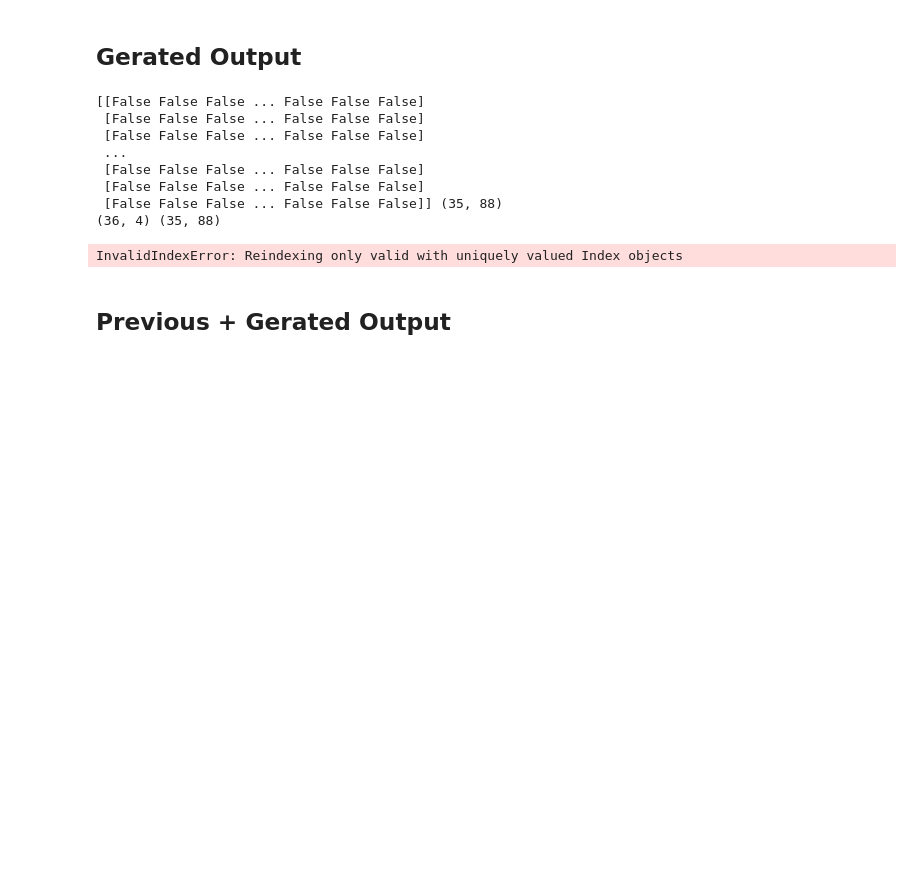
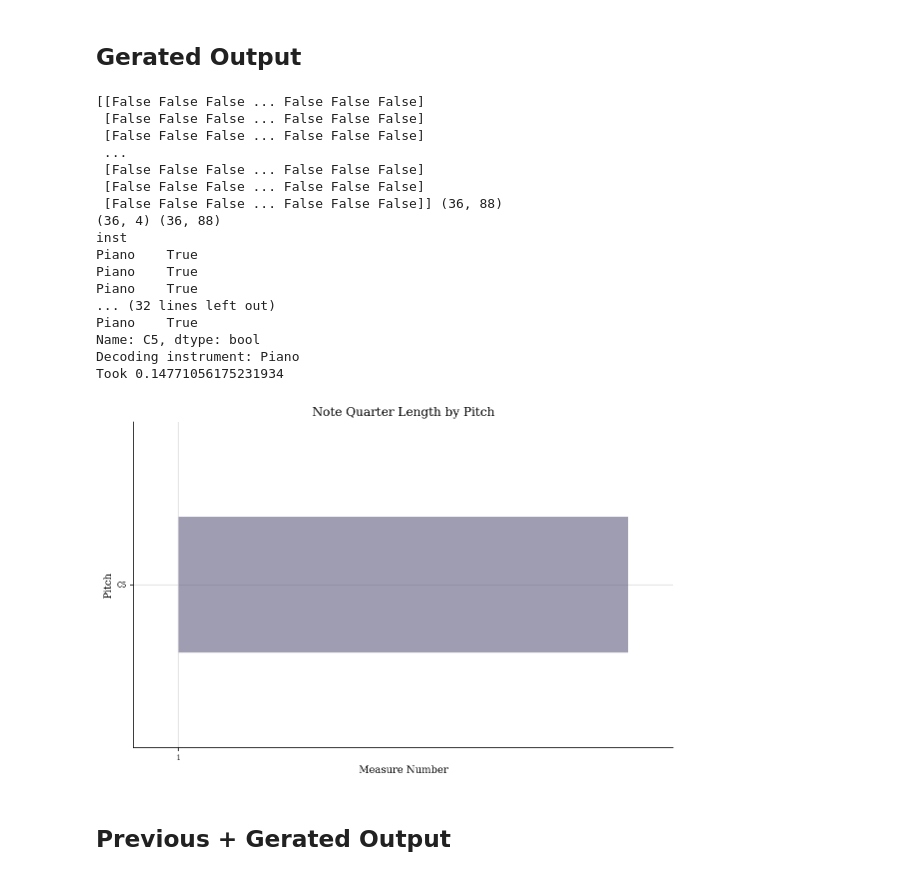
Before and after one commit to petcomputacaoufrgs/papagaio, a Jupyter notebook: src/MusicGeneratorLSTM.ipynb, the cells around one changed output. Saved outputs shown, nothing was run; the diff lists cells and outputs as text; code cells hidden in the pictures; blank space fills up the shorter version.

```diff
--- a/src/MusicGeneratorLSTM.ipynb
+++ b/src/MusicGeneratorLSTM.ipynb
@@ -222,7 +222,7 @@ def split_dataset(dataset, n_frames=N_FRAMES):
     return train_ds
 # %%
 train_ds = split_dataset(dataset)
-train_dl = DataLoader(train_ds, batch_size=1, shuffle=True)
+train_dl = DataLoader(train_ds, batch_size=1, shuffle=False)
 # %% [output]
 X.shape, y.shape: (torch.Size([252, 35, 88]), torch.Size([252, 35, 88]))
 # %%
@@ -258,7 +258,7 @@ Some important definitions
 windows_size = N_FRAMES
 keyboard_size = 88
 n_bars_input = len(train_dl.dataset.tensors[0]) # number of rows of the dataloader
-num_layers = 4
+num_layers = 3
 hidden_size = 88
 num_epochs = 3
 batch_size = 1
@@ -275,9 +275,9 @@ class RNN(nn.Module):
 
     #self.embed = nn.Embedding(input_size, hidden_size)
     self.lstm = nn.LSTM(input_size, hidden_size, num_layers, batch_first=False)
-    self.fc = nn.Linear(hidden_size, output_size)
-    self.act = nn.ReLU()
-    # self.act = nn.Sigmoid()
+    # self.fc = nn.Linear(hidden_size, output_size)
+    self.act = nn.Softplus(beta=700, threshold=0.7)
+    # self.act = nn.Hardsigmoid()
 
   def forward(self, x, hidden, cell):
 
@@ -426,14 +425,14 @@ def generate(model, previous_bars, n_frames=N_FRAMES, temperature=0.5, batch_siz
 
     # getting context iterating over
     # N-1 of the frameblocks
-    for i in range(context_fb_n - 1):
+    for i in range(context_fb_n):
         context_fb = unrolled[i:i + n_frames]
 
         # we dont care about the output here.
         # we are just feeding the model with the
         # context we received as input
-        # out, (hidden, cell) = model(context_fb,
-        #                           hidden, cell)
+        _, (hidden, cell) = model(context_fb,
+                                  hidden, cell)
 
 
     # we must get the output from the last context fb
@@ -441,14 +440,6 @@ def generate(model, previous_bars, n_frames=N_FRAMES, temperature=0.5, batch_siz
     out, (hidden, cell) = model(last_fb,
                                 hidden, cell)
 
-    # now that the internal LSTM cell states
-    # are updated according to our input and
-    # that we have the output from the last
-    # context fb, we must iterate over this
-    # output for 'n_frames' frames
-    # to get a fully generated measure
-    # for i in range(n_frames):
-    #     out, (hidden, cell) = model(out, hidden, cell)
 
     out = np.where(out >= (1-temperature), True, False)
     print(out, out.shape)
@@ -502,26 +493,35 @@ Took 0.46463704109191895
 # %% [markdown]
 ## Gerated Output
 # %%
-output = generate(model, previous, N_FRAMES, temperature=0.5)
+output = generate(model, previous, N_FRAMES, temperature=0.2)
 output_info = get_info(test_piano_df[-(1+N_FRAMES):-1], N_FRAMES)
 output_df = create_decoded_bar(output, output_info)
 
 print(output_df.C5)
 s_output = decode_data(output_df, N_FRAMES)
 
 
 try:    s_output.plot()
 except Exception as e: print(e)
 # %% [output]
 [[False False False ... False False False]
  [False False False ... False False False]
  [False False False ... False False False]
  ...
  [False False False ... False False False]
  [False False False ... False False False]
- [False False False ... False False False]] (35, 88)
-(36, 4) (35, 88)
+ [False False False ... False False False]] (36, 88)
+(36, 4) (36, 88)
+inst
+Piano    True
+Piano    True
+Piano    True
+... (32 lines left out)
+Piano    True
+Name: C5, dtype: bool
+Decoding instrument: Piano
+Took 0.14771056175231934
-InvalidIndexError: Reindexing only valid with uniquely valued Index objects
+[figure, added]
 # %% [markdown]
 ## Previous + Gerated Output
 # %%
```
Also changed, not shown: parts of 6 cells of this notebook.
